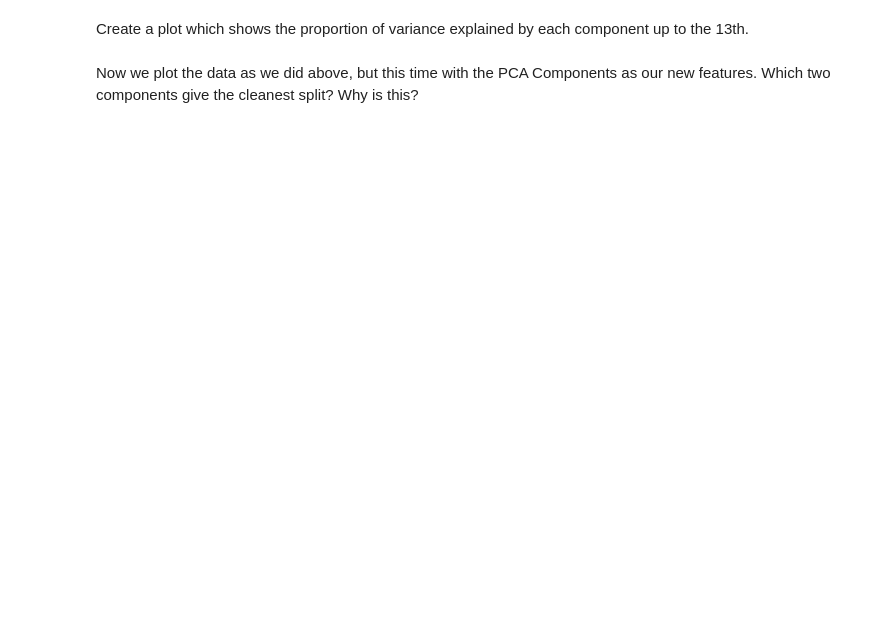
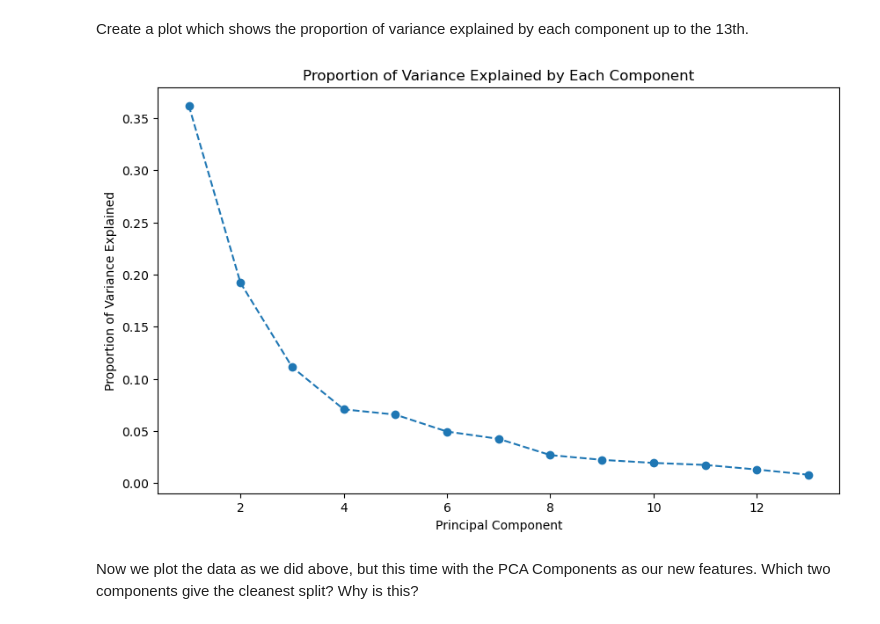
Before and after one commit to mona-borth/Hertie_ML_2025_Labs, a Jupyter notebook: lab6.ipynb, the cells around one changed output. Saved outputs shown, nothing was run; the diff lists cells and outputs as text; code cells hidden in the pictures; blank space fills up the shorter version.

```diff
--- a/lab6.ipynb
+++ b/lab6.ipynb
@@ -75,5 +93,14 @@ print("Explained variance ratio:", pca.explained_variance_ratio_)
 # %% [markdown]
 Create a plot which shows the proportion of variance explained by each component up to the 13th.
+# %%
+plt.figure(figsize=(10, 6))
+plt.plot(range(1, 14), pca.explained_variance_ratio_, marker='o', linestyle='--')
+plt.title("Proportion of Variance Explained by Each Component")
+plt.xlabel("Principal Component")
+plt.ylabel("Proportion of Variance Explained")
+plt.show()
+# %% [output]
+[figure, added]
 # %% [markdown]
 Now we plot the data as we did above, but this time with the PCA Components as our new features. Which two components give the cleanest split? Why is this?
 # %%
```
Also changed, not shown: parts of 16 cells of this notebook.
